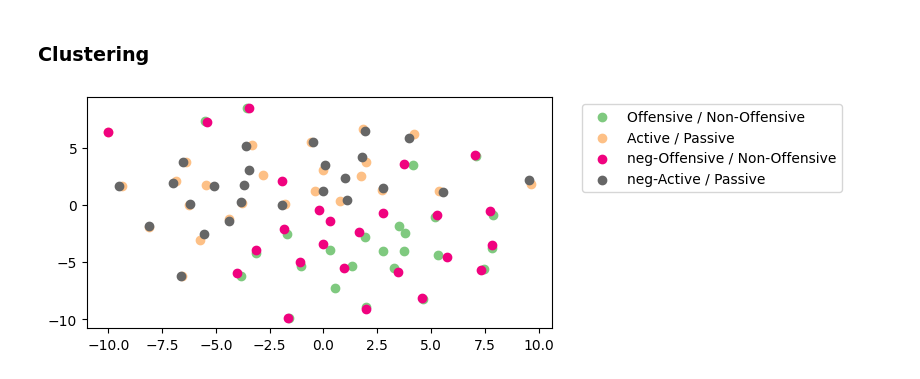
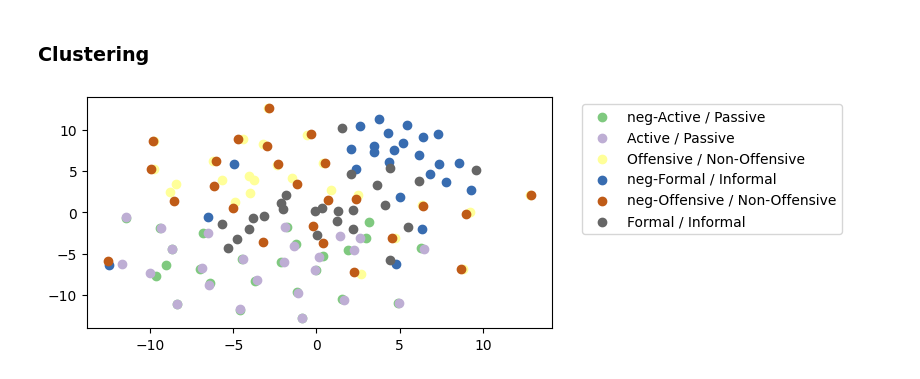
Before and after one commit to MiladAlshomary/Multi-LUAR, a Jupyter notebook: src-ipynb/multi-luar-analysis.ipynb, the cells around one changed output. Saved outputs shown, nothing was run; the diff lists cells and outputs as text; code cells hidden in the pictures.

```diff
--- a/src-ipynb/multi-luar-analysis.ipynb
+++ b/src-ipynb/multi-luar-analysis.ipynb
@@ -23,7 +23,7 @@ MULTI_LUAR_PATH =  "/mnt/swordfish-pool2/milad/multi-luar-reddit-model/"
 LUAR_PATH =  "/mnt/swordfish-pool2/nikhil/LUAR/pretrained_weights/LUAR-MUD/"
 # %%
 analyzed_labels = [
-    #'Formal / Informal',
+    'Formal / Informal',
     'Active / Passive',
     #'Fluent sentence / Disfluent sentence',
     #'With Humor / Without Humor',
@@ -174,6 +174,6 @@ def plot_tsne(embeddings, labels, layer):
     plt.legend(bbox_to_anchor=(1.05, 1), loc='upper left')
     plt.show()
 # %%
-plot_tsne(positives_embeddings + negatives_embeddings, labels + ['neg-' + x for x in labels], layer=2)
+plot_tsne(positives_embeddings + negatives_embeddings, labels + ['neg-' + x for x in labels], layer=6)
 # %% [output]
-[figure, old version]
+[figure, new version]
```
Also changed, not shown: parts of 4 cells of this notebook, 2 other files.
